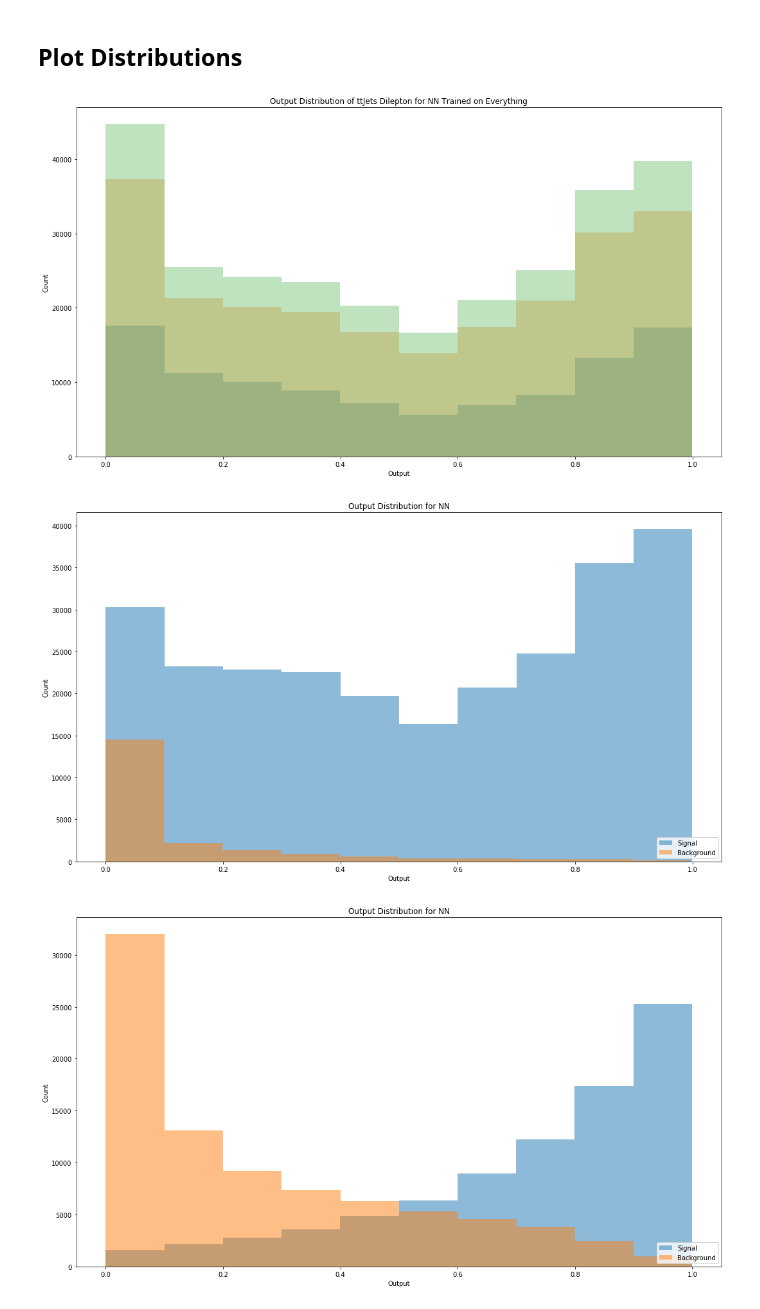
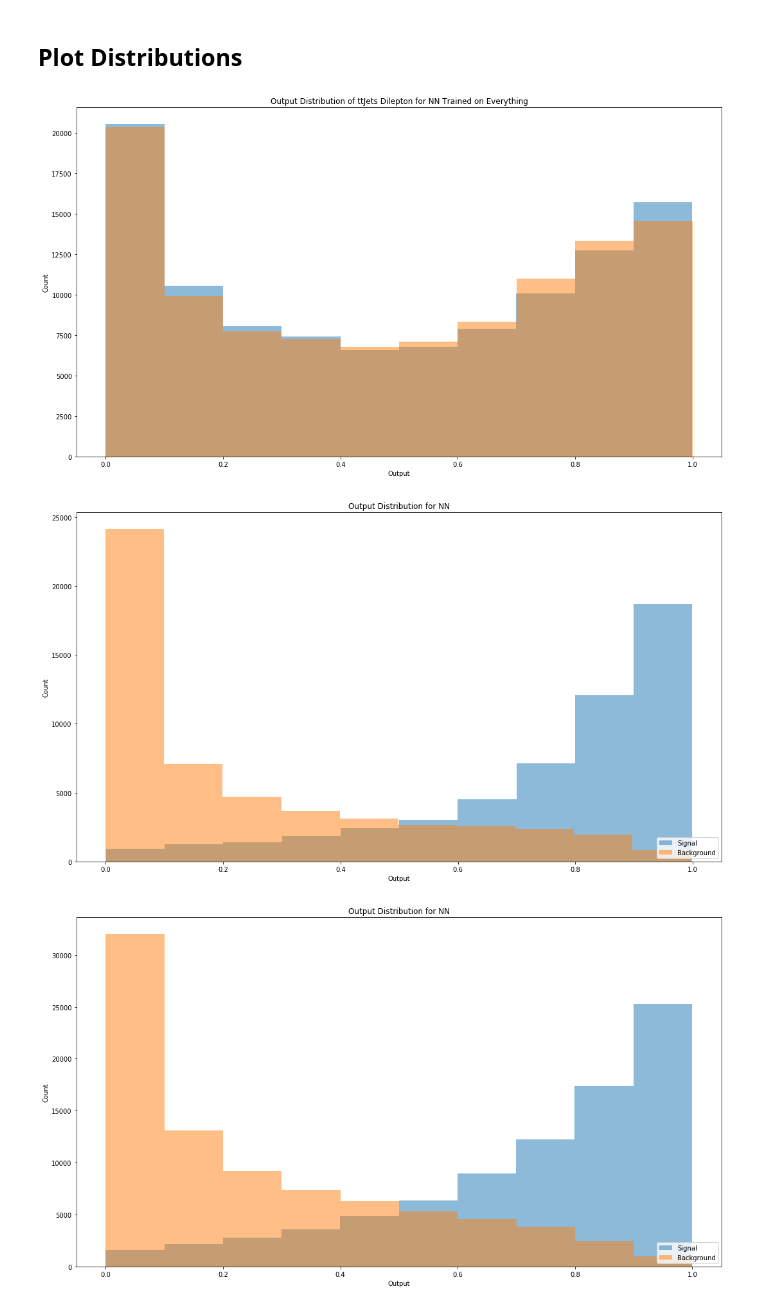
Before and after one commit to mdkdrnevich/DeepHadTopTagger, a Jupyter notebook: model_analysis.ipynb, the cells around one changed output. Saved outputs shown, nothing was run; the diff lists cells and outputs as text; code cells hidden in the pictures.

```diff
--- a/model_analysis.ipynb
+++ b/model_analysis.ipynb
@@ -13,21 +13,20 @@ import utils;
 # %% [markdown]
 ### Load the Data
 # %%
-dilept = np.load("test_sets/ttJets_Dilepton_Bkgd_Tree_test.npy")
-#semilept1 = np.load("test_sets/ttJets_SingleLeptFromTbar_Signal_DeepLearningTree_test.npy")
-#semilept2 = np.load("test_sets/ttJets_SingleLeptT_Signal_DeepLearningTree_test.npy")
-semi_bkgd = np.load("test_sets/all_testing_basic_set.npy")
-train = np.load("test_sets/all_training_basic_set.npy")
+dilept = np.load("test_sets/ttH_hadT_bkgd2_test.npy")
+semilept1 = np.load("test_sets/ttH_hadT_signal_test.npy")
+#semi_bkgd = np.load("test_sets/all_testing_basic_set.npy")
+test = np.load("test_sets/all_testing_basic_set.npy")
 bkgd_testset = utils.CollisionDataset(dilept[:, :31])
-#sig_testset = utils.CollisionDataset(semilept1[:, :31]) + utils.CollisionDataset(semilept2[:, :31])
-bkgd_testset2 = utils.CollisionDataset(semi_bkgd)
-trainset = utils.CollisionDataset(train)
+sig_testset = utils.CollisionDataset(semilept1[:, :31])
+#bkgd_testset2 = utils.CollisionDataset(semi_bkgd)
+testset = utils.CollisionDataset(test)
 bkgd_testset.load_scaler("data_standardizer_all.npz")
-bkgd_testset2.load_scaler("data_standardizer_all.npz")
-trainset.load_scaler("data_standardizer_all.npz")
-bkgd_testset2.subsample(0.2)
-trainset.subsample(0.1)
-#sig_testset.load_scaler("data_standardizer_all.npz")
+sig_testset.load_scaler("data_standardizer_all.npz")
+#bkgd_testset2.load_scaler("data_standardizer_all.npz")
+testset.load_scaler("data_standardizer_all.npz")
+#bkgd_testset2.subsample(0.2)
+testset.subsample(0.1)
 # %% [markdown]
 ### Load the BDTs
 # %%
@@ -44,7 +43,7 @@ input_dim = bkgd_testset._tX.size()[1]
 
 net = DHTTNet(input_dim)
 
-net.load_state_dict(th.load("neural_net.torch"))
+net.load_state_dict(th.load("neural_net.pth"))
 # %% [markdown]
 ## Make Predictions/Discriminants
 # %%
@@ -57,11 +56,11 @@ bdt5_decision = bdt5.decision_function(test5_X)
 bdt_basic_predicted = bdt_basic.predict(raw_test_X)
 bdt_basic_decision = bdt_basic.decision_function(raw_test_X)
 # %%
-X, y = bkgd_testset2[:]
+X, y = sig_testset[:]
 X = Variable(X).float()
 # %%
-bkgd_discriminant2 = net(X).data
-bkgd_predicted2 = th.round(bkgd_discriminant2).long()
+sig_discriminant = net(X).data
+sig_predicted = th.round(sig_discriminant).long()
 # %%
 X, y = bkgd_testset[:]
 X = Variable(X).float()
@@ -152,16 +151,15 @@ overlay_roc_curves([{'discriminant': bdt_basic_decision,
 ## Plot Distributions
 # %%
 fig, ax = plt.subplots()
-plt.hist(bkgd_discriminant.numpy(), alpha=0.3)
-plt.hist(bkgd_discriminant2.numpy(), alpha=0.3)
-plt.hist(train_discriminant.numpy(), alpha=0.3)
+plt.hist(bkgd_discriminant.numpy(), alpha=0.5)
+plt.hist(sig_discriminant.numpy(), alpha=0.5)
 ax.set_ylabel("Count")
 ax.set_xlabel("Output")
 ax.set_title("Output Distribution of ttJets Dilepton for NN Trained on Everything")
 fig.set_size_inches(18, 10)
 plt.show()
 # %% [output]
-[figure, old version]
+[figure, new version]
 # %%
 def plot_distro(experiments, title="NN"):
     fig, ax = plt.subplots()
@@ -175,11 +173,11 @@ def plot_distro(experiments, title="NN"):
     plt.legend(loc='lower right')
     fig.set_size_inches(18, 10)
 # %%
-plot_distro([{'discriminant': train_discriminant.numpy(),
-                    'targets': trainset[:][1].numpy(),
+plot_distro([{'discriminant': test_discriminant.numpy(),
+                    'targets': testset[:][1].numpy(),
                     'label': "All"}])
 # %% [output]
-[figure, old version]
+[figure, new version]
 # %%
 plot_distro([{'discriminant': discriminant,
                     'targets': nn_testy.data.numpy(),
```
Also changed, not shown: parts of 6 cells of this notebook, 1 other file.
